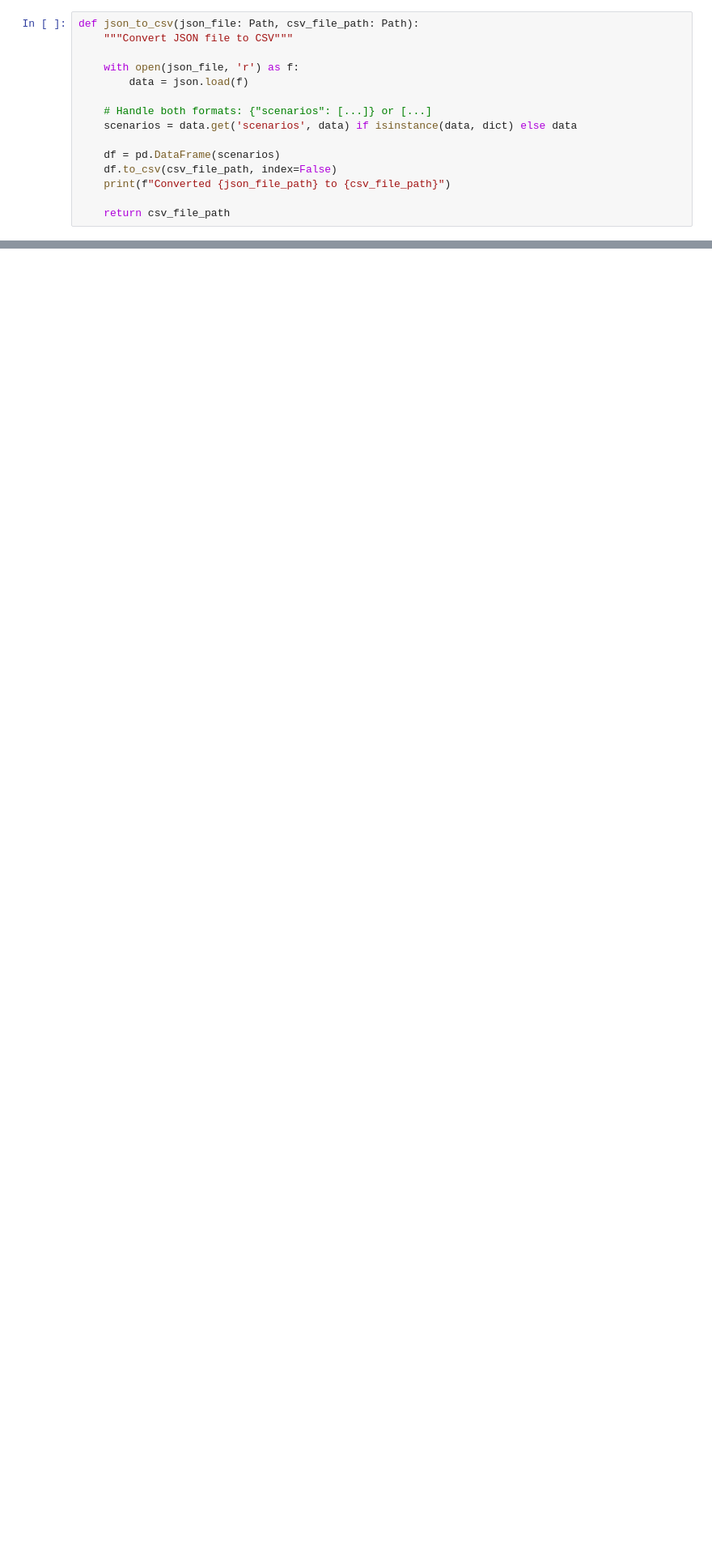
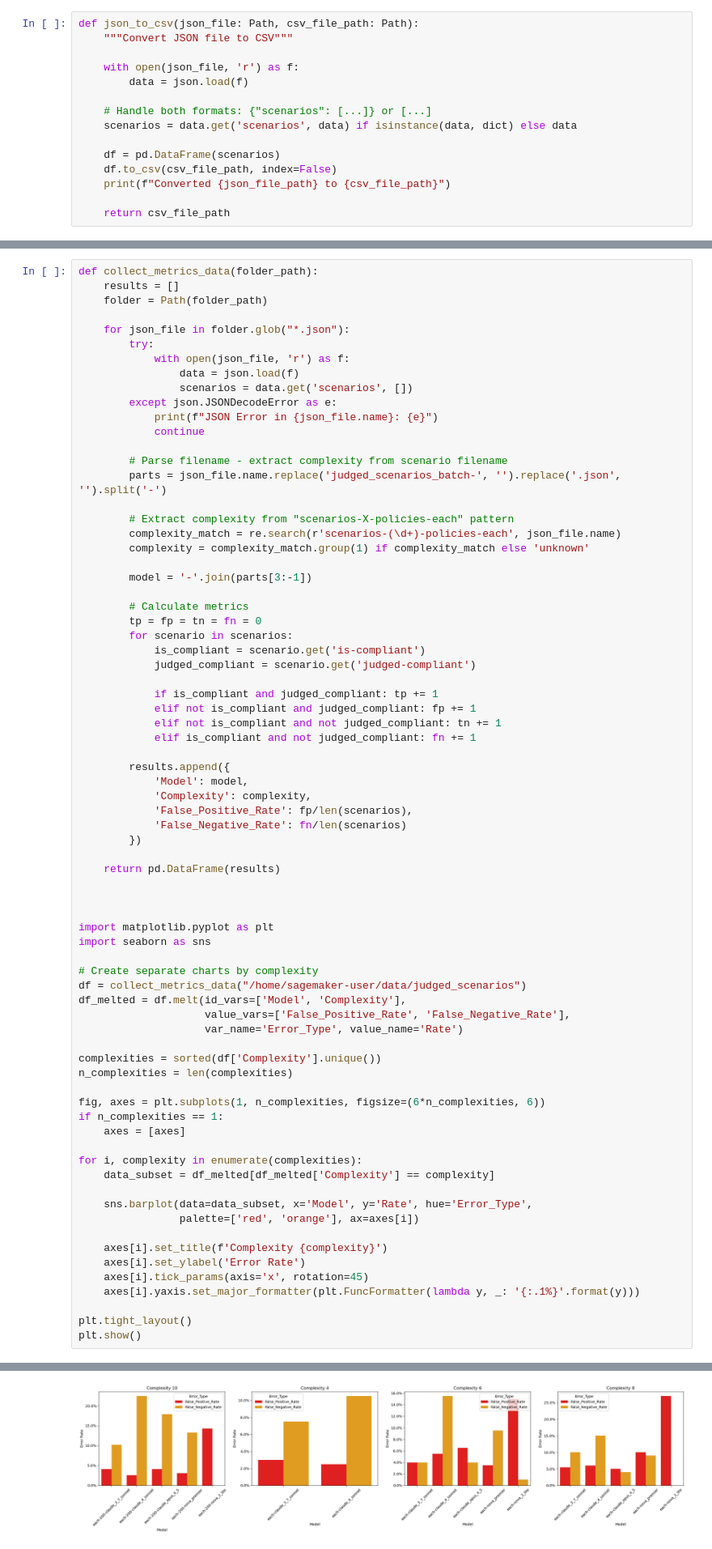
Before and after one commit to ti994a/compliance, a Jupyter notebook: 4-ProcessData.ipynb, the cells around one changed output, grey strips where cells are left out. Shown at 81% size. Drawn from its saved outputs; the diff is of its cells as text; blank space fills up the shorter version.

```diff
--- a/4-ProcessData.ipynb
+++ b/4-ProcessData.ipynb
@@ -100,3 +102,78 @@ def concatenate_csv_files(input_path: Path, output_file_path: Path):
 
     print(f"Concatenated {len(csv_files)} files into {output_file_path} ({len(combined_df)} total rows)")
     return output_file_path
+# %%
+def collect_metrics_data(folder_path):
+    results = []
+    folder = Path(folder_path)
+
+    for json_file in folder.glob("*.json"):
+        try:
+            with open(json_file, 'r') as f:
+                data = json.load(f)
+                scenarios = data.get('scenarios', [])
+        except json.JSONDecodeError as e:
+            print(f"JSON Error in {json_file.name}: {e}")
+            continue
+
+        # Parse filename - extract complexity from scenario filename
+        parts = json_file.name.replace('judged_scenarios_batch-', '').replace('.json', '').split('-')
+
+        # Extract complexity from "scenarios-X-policies-each" pattern
+        complexity_match = re.search(r'scenarios-(\d+)-policies-each', json_file.name)
+        complexity = complexity_match.group(1) if complexity_match else 'unknown'
+
+        model = '-'.join(parts[3:-1])
+
+        # Calculate metrics
+        tp = fp = tn = fn = 0
+        for scenario in scenarios:
+            is_compliant = scenario.get('is-compliant')
+            judged_compliant = scenario.get('judged-compliant')
+
+            if is_compliant and judged_compliant: tp += 1
+            elif not is_compliant and judged_compliant: fp += 1
+            elif not is_compliant and not judged_compliant: tn += 1
+            elif is_compliant and not judged_compliant: fn += 1
+
+        results.append({
+            'Model': model,
+            'Complexity': complexity,
+            'False_Positive_Rate': fp/len(scenarios),
+            'False_Negative_Rate': fn/len(scenarios)
+        })
+
+    return pd.DataFrame(results)
+
+
+
+import matplotlib.pyplot as plt
+import seaborn as sns
+
+# Create separate charts by complexity
+df = collect_metrics_data("/home/sagemaker-user/data/judged_scenarios")
+df_melted = df.melt(id_vars=['Model', 'Complexity'],
+                    value_vars=['False_Positive_Rate', 'False_Negative_Rate'],
+                    var_name='Error_Type', value_name='Rate')
+
+complexities = sorted(df['Complexity'].unique())
+n_complexities = len(complexities)
+
+fig, axes = plt.subplots(1, n_complexities, figsize=(6*n_complexities, 6))
+if n_complexities == 1:
+    axes = [axes]
+
+for i, complexity in enumerate(complexities):
+    data_subset = df_melted[df_melted['Complexity'] == complexity]
+
+    sns.barplot(data=data_subset, x='Model', y='Rate', hue='Error_Type',
+                palette=['red', 'orange'], ax=axes[i])
+
+    axes[i].set_title(f'Complexity {complexity}')
+    axes[i].set_ylabel('Error Rate')
+    axes[i].tick_params(axis='x', rotation=45)
+    axes[i].yaxis.set_major_formatter(plt.FuncFormatter(lambda y, _: '{:.1%}'.format(y)))
+
+plt.tight_layout()
+plt.show()
+# %% [output]
@@ -103,3 +181,4 @@ def concatenate_csv_files(input_path: Path, output_file_path: Path):
+[figure, added]
 # %%
 def main():
 
```
Also changed, not shown: parts of 4 cells of this notebook, 2 other files.
